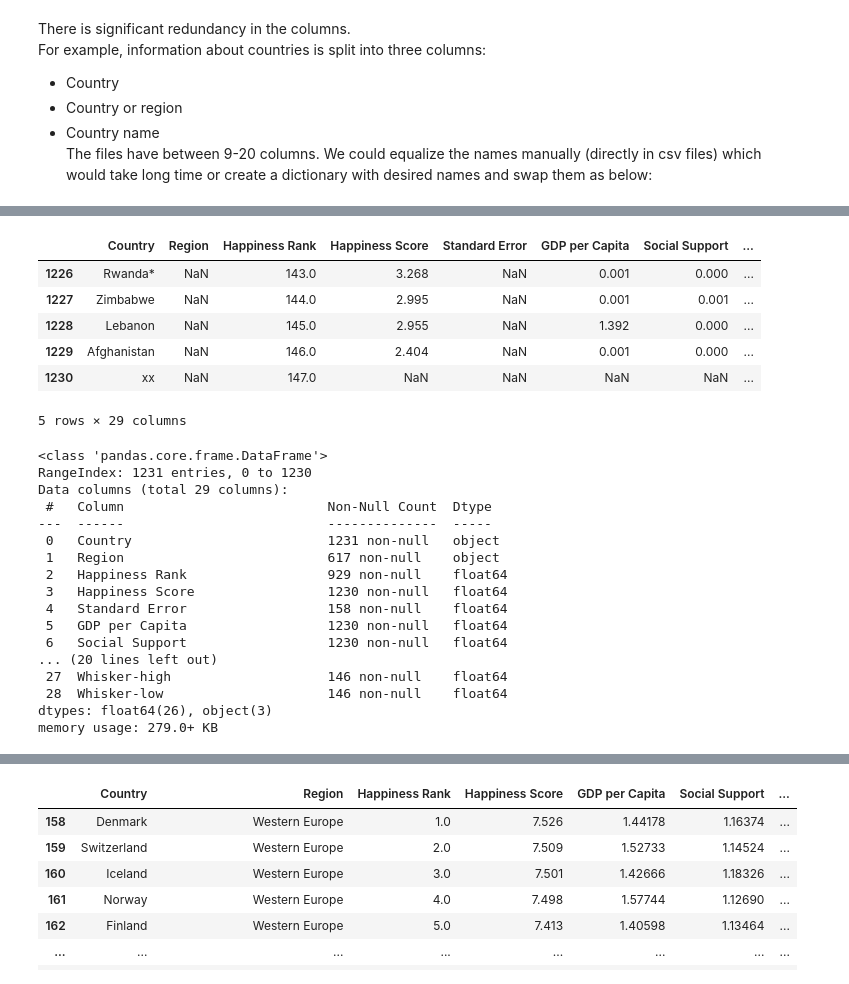
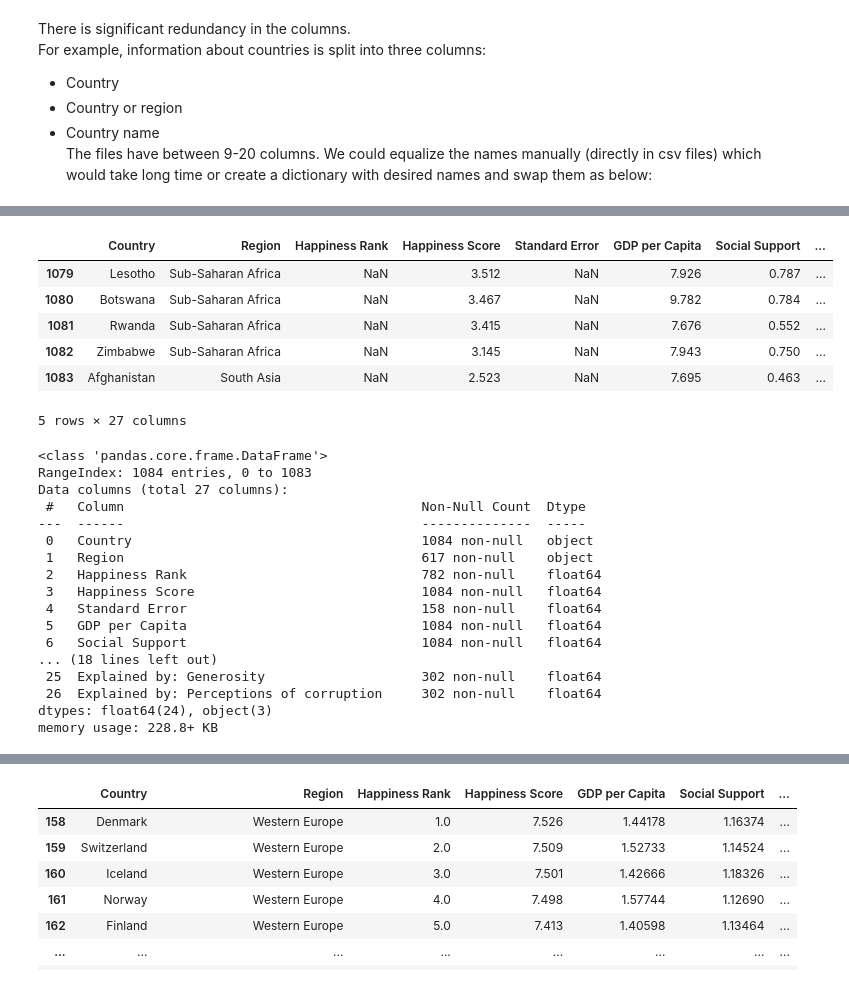
Before and after one commit to ags-de/Happiness-Report, a Jupyter notebook: Happiness Report.ipynb, the cells around one changed output, grey strips where cells are left out. Saved outputs shown, nothing was run; the diff lists cells and outputs as text; code cells hidden in the pictures.

```diff
--- a/Happiness Report.ipynb
+++ b/Happiness Report.ipynb
@@ -9,12 +9,16 @@ There are 8 different csv files regarding each year.
 <br>Python codes slash marks differently so that had to be adjusted to '/' instead of '\\', along with typing raw string instead of regular one.
 <br>*note: be careful of 2022 year file. Some columns have "," thousand delimiter so it can be easily mistaken by comma (fraction delimiter). I took take of this directly in csv file.
 # %%
-files = ['2015', '2016', '2017', '2018', '2019', '2020', '2021', '2022']
+files = ['2015', '2016', '2017', '2018', '2019', '2020', '2021']
+
 main_df = pd.DataFrame(pd.read_csv(r"C:/Users/Agata/Documents/GitHub/Happiness-Report/source_files/2015.csv"))
+main_df['year'] = '2015'
 for i in range(1, len(files)):
     data = pd.read_csv(r"C:/Users/Agata/Documents/GitHub/Happiness-Report/source_files/"+files[i]+r".csv")
     df = pd.DataFrame(data)
+    df['year'] = files[i]
     main_df = pd.concat([main_df,df],axis=0)
+    main_df = main_df.reset_index(drop=True)
 main_df.head()
 # %% [output]
 |  | Country | Region | Happiness Rank | Happiness Score | Standard Error | Economy (GDP per Capita) | Family | ... |
@@ -143,45 +178,53 @@ correct_names = {'Economy (GDP per Capita)' : 'GDP per Capita',
 # %%
-files = ['2015', '2016', '2017', '2018', '2019', '2020', '2021', '2022']
+files = ['2015', '2016', '2017', '2018', '2019', '2020','2021']
 
 main_df = pd.DataFrame(pd.read_csv(r"C:/Users/Agata/Documents/GitHub/Happiness-Report/source_files/2015.csv"))
-main_df['year'] = '2015'
 main_df = main_df.rename(columns=correct_names)
-#main_df = main_df.set_index(['year','Country'])
+main_df['Year'] = '2015'
+
 for i in range(1, len(files)):
     data = pd.read_csv(r"C:/Users/Agata/Documents/GitHub/Happiness-Report/source_files/"+files[i]+r".csv")
     df = pd.DataFrame(data)
-    df['year'] = files[i]
     df = df.rename(columns=correct_names)
-    #df = df.set_index(['year','Country'])
+    df['Year'] = files[i]
     main_df = pd.concat([main_df,df],axis=0)
     main_df = main_df.reset_index(drop=True)
+    df.to_csv(r"C:/Users/Agata/Documents/"+files[i]+r".csv", index=True)
 main_df.tail()
+
+#df = pd.DataFrame(pd.read_csv(r"C:/Users/Agata/Documents/GitHub/Happiness-Report/source_files/2016.csv"))
+#df = df.rename(columns=correct_names)
+#df['Year'] = '2016'
+#main_df = pd.concat([main_df,df],axis=0)
+#main_df = main_df.reset_index(drop=True)
+#main_df =  main_df.set_index(['Year','Country'])
+#main_df.to_csv(r"C:/Users/Agata/Documents/"+files[i]+r".csv", index=True)
 # %% [output]
 |  | Country | Region | Happiness Rank | Happiness Score | Standard Error | GDP per Capita | Social Support | ... |
-| 1226 | Rwanda* | NaN | 143.0 | 3.268 | NaN | 0.001 | 0.000 | ... |
-| 1227 | Zimbabwe | NaN | 144.0 | 2.995 | NaN | 0.001 | 0.001 | ... |
-| 1228 | Lebanon | NaN | 145.0 | 2.955 | NaN | 1.392 | 0.000 | ... |
-| 1229 | Afghanistan | NaN | 146.0 | 2.404 | NaN | 0.001 | 0.000 | ... |
-| 1230 | xx | NaN | 147.0 | NaN | NaN | NaN | NaN | ... |
+| 1079 | Lesotho | Sub-Saharan Africa | NaN | 3.512 | NaN | 7.926 | 0.787 | ... |
+| 1080 | Botswana | Sub-Saharan Africa | NaN | 3.467 | NaN | 9.782 | 0.784 | ... |
+| 1081 | Rwanda | Sub-Saharan Africa | NaN | 3.415 | NaN | 7.676 | 0.552 | ... |
+| 1082 | Zimbabwe | Sub-Saharan Africa | NaN | 3.145 | NaN | 7.943 | 0.750 | ... |
+| 1083 | Afghanistan | South Asia | NaN | 2.523 | NaN | 7.695 | 0.463 | ... |
-5 rows × 29 columns
+5 rows × 27 columns
 # %%
 main_df.info()
 # %% [output]
 <class 'pandas.core.frame.DataFrame'>
-RangeIndex: 1231 entries, 0 to 1230
-Data columns (total 29 columns):
- #   Column                          Non-Null Count  Dtype
----  ------                          --------------  -----
- 0   Country                         1231 non-null   object
- 1   Region                          617 non-null    object
- 2   Happiness Rank                  929 non-null    float64
- 3   Happiness Score                 1230 non-null   float64
- 4   Standard Error                  158 non-null    float64
- 5   GDP per Capita                  1230 non-null   float64
- 6   Social Support                  1230 non-null   float64
-... (20 lines left out)
- 27  Whisker-high                    146 non-null    float64
- 28  Whisker-low                     146 non-null    float64
-dtypes: float64(26), object(3)
-memory usage: 279.0+ KB
+RangeIndex: 1084 entries, 0 to 1083
+Data columns (total 27 columns):
+ #   Column                                      Non-Null Count  Dtype
+---  ------                                      --------------  -----
+ 0   Country                                     1084 non-null   object
+ 1   Region                                      617 non-null    object
+ 2   Happiness Rank                              782 non-null    float64
+ 3   Happiness Score                             1084 non-null   float64
+ 4   Standard Error                              158 non-null    float64
+ 5   GDP per Capita                              1084 non-null   float64
+ 6   Social Support                              1084 non-null   float64
+... (18 lines left out)
+ 25  Explained by: Generosity                    302 non-null    float64
+ 26  Explained by: Perceptions of corruption     302 non-null    float64
+dtypes: float64(24), object(3)
+memory usage: 228.8+ KB
 # %%
```
Also changed, not shown: parts of 16 cells of this notebook.
